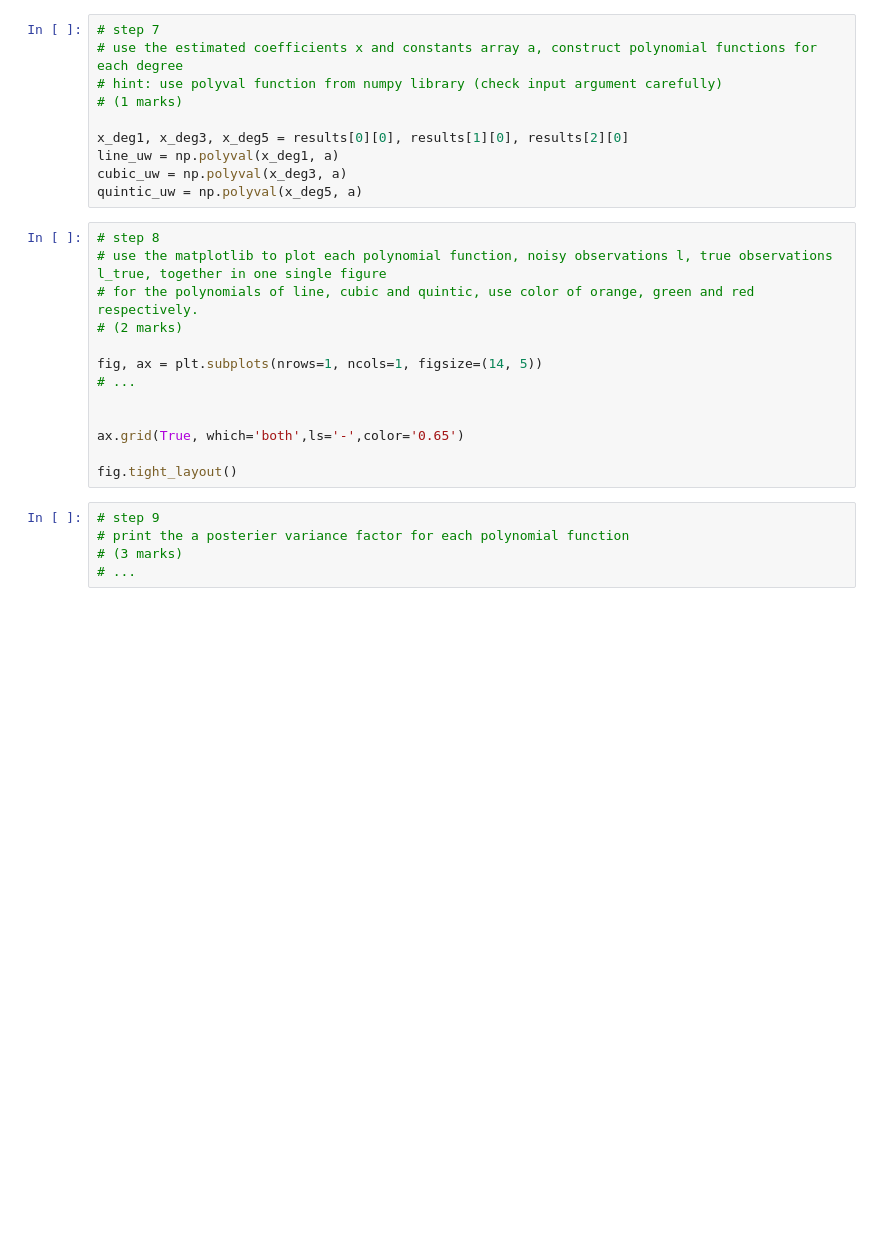
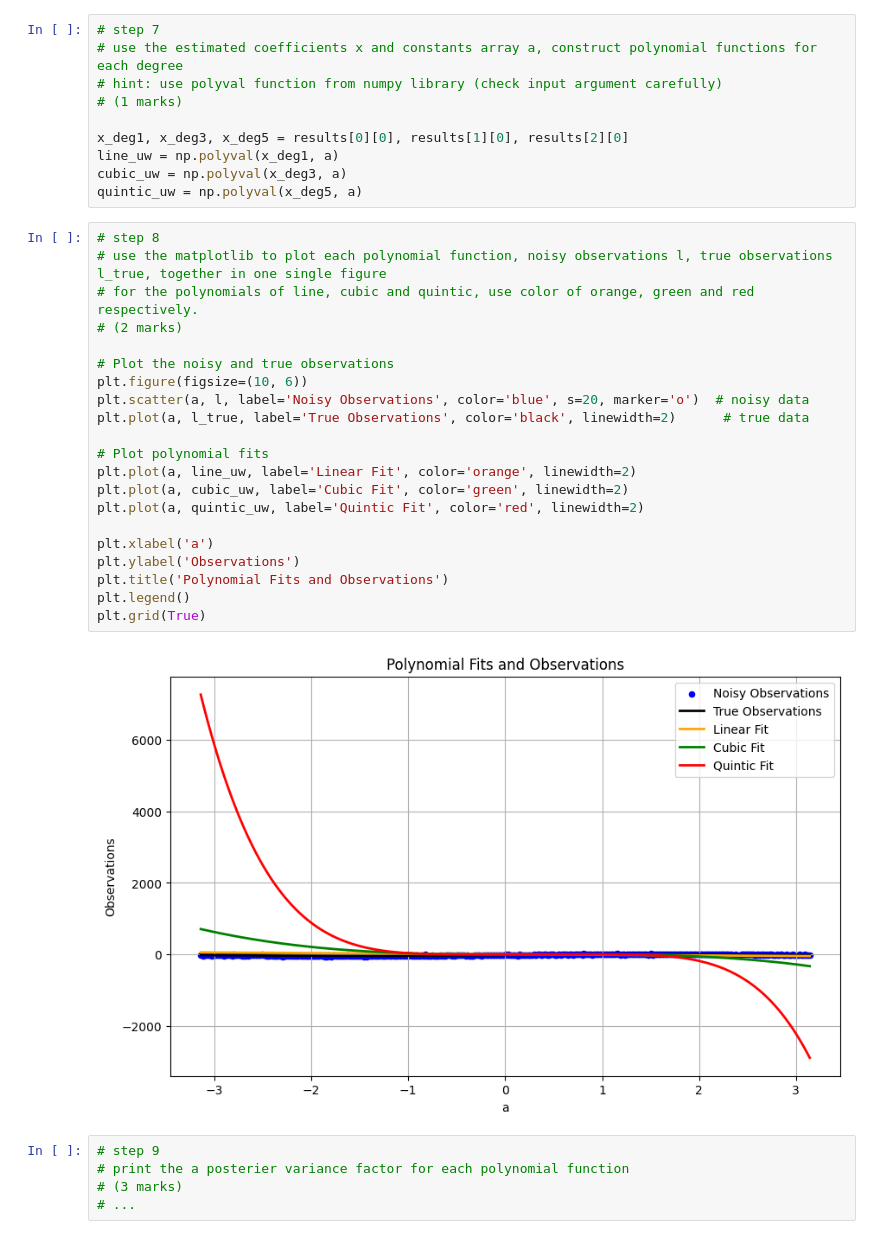
Before and after one commit to SoroushSoleymani/engg680_2024_fall, a Jupyter notebook: Lab_Assignment2/ Non_linearLeastSquareEstimationProblem.ipynb, the cells around one changed output. Drawn from its saved outputs; the diff is of its cells as text; blank space fills up the shorter version.

```diff
--- a/Lab_Assignment2/ Non_linearLeastSquareEstimationProblem.ipynb
+++ b/Lab_Assignment2/ Non_linearLeastSquareEstimationProblem.ipynb
@@ -169,16 +169,26 @@ quintic_uw = np.polyval(x_deg5, a)
 # %%
 # step 8
 # use the matplotlib to plot each polynomial function, noisy observations l, true observations l_true, together in one single figure
 # for the polynomials of line, cubic and quintic, use color of orange, green and red respectively.
 # (2 marks)
 
-fig, ax = plt.subplots(nrows=1, ncols=1, figsize=(14, 5))
-# ...
+# Plot the noisy and true observations
+plt.figure(figsize=(10, 6))
+plt.scatter(a, l, label='Noisy Observations', color='blue', s=20, marker='o')  # noisy data
+plt.plot(a, l_true, label='True Observations', color='black', linewidth=2)      # true data
 
+# Plot polynomial fits
+plt.plot(a, line_uw, label='Linear Fit', color='orange', linewidth=2)
+plt.plot(a, cubic_uw, label='Cubic Fit', color='green', linewidth=2)
+plt.plot(a, quintic_uw, label='Quintic Fit', color='red', linewidth=2)
 
-ax.grid(True, which='both',ls='-',color='0.65')
-
-fig.tight_layout()
+plt.xlabel('a')
+plt.ylabel('Observations')
+plt.title('Polynomial Fits and Observations')
+plt.legend()
+plt.grid(True)
+# %% [output]
+[figure, added]
 # %%
 # step 9
 # print the a posterier variance factor for each polynomial function
```
